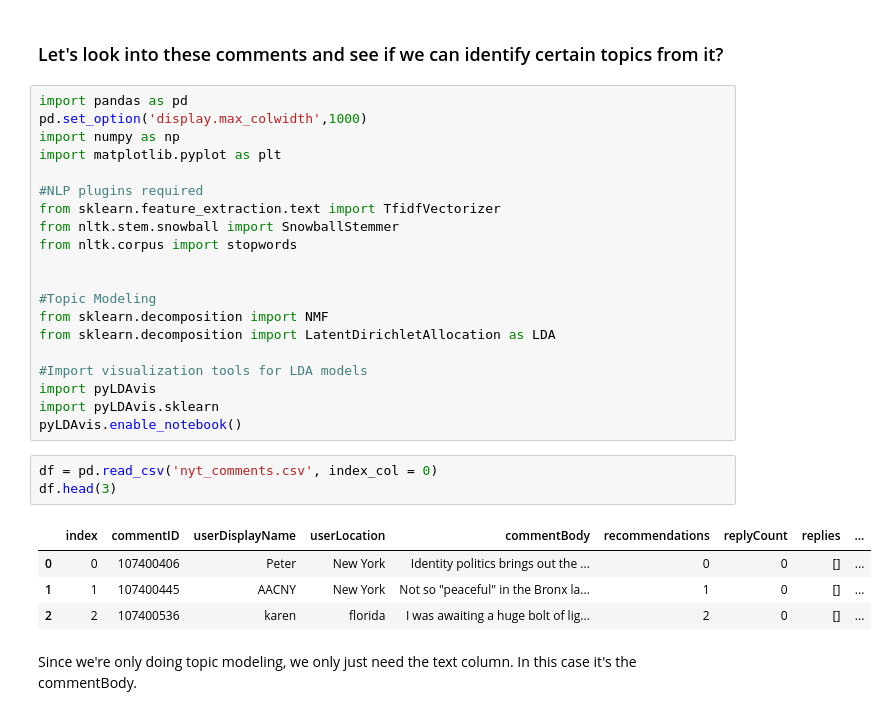
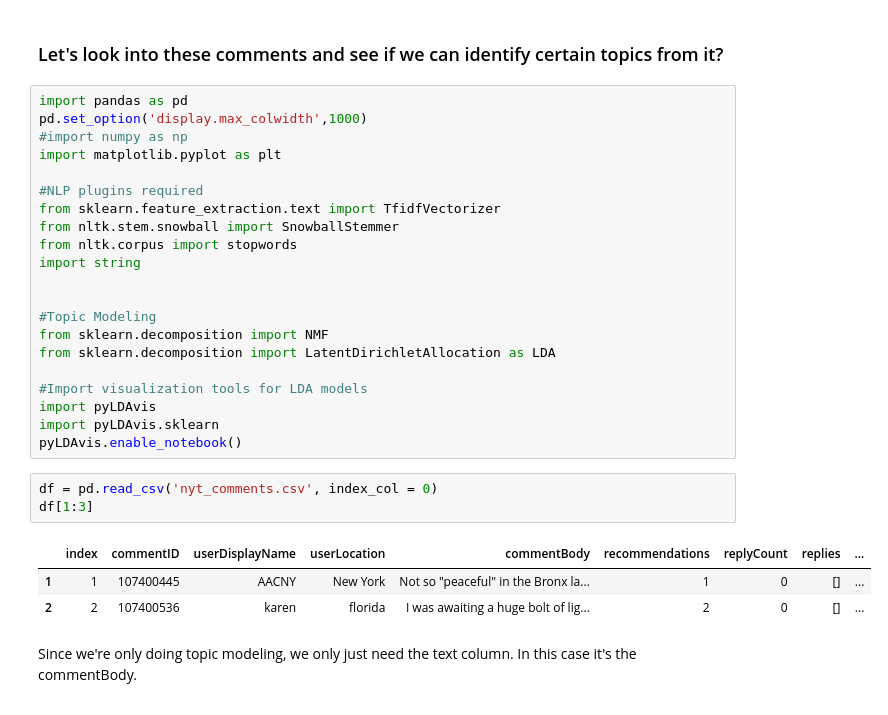
Before and after one commit to andrewhnberry/Visualization_Tuesdays, a Jupyter notebook: Projects/04-NYT Comments/identyfying_comments.ipynb, the cells around one changed output. Saved outputs shown, nothing was run; the diff lists cells and outputs as text.

```diff
--- a/Projects/04-NYT Comments/identyfying_comments.ipynb
+++ b/Projects/04-NYT Comments/identyfying_comments.ipynb
@@ -3,13 +3,14 @@
 # %%
 import pandas as pd
 pd.set_option('display.max_colwidth',1000)
-import numpy as np
+#import numpy as np
 import matplotlib.pyplot as plt
 
 #NLP plugins required
 from sklearn.feature_extraction.text import TfidfVectorizer
 from nltk.stem.snowball import SnowballStemmer
 from nltk.corpus import stopwords
+import string
 
 
 #Topic Modeling
@@ -22,10 +23,9 @@ import pyLDAvis.sklearn
 pyLDAvis.enable_notebook()
 # %%
 df = pd.read_csv('nyt_comments.csv', index_col = 0)
-df.head(3)
+df[1:3]
 # %% [output]
 |  | index | commentID | userDisplayName | userLocation | commentBody | recommendations | replyCount | replies | ... |
-| 0 | 0 | 107400406 | Peter | New York | Identity politics brings out the ... | 0 | 0 | [] | ... |
 | 1 | 1 | 107400445 | AACNY | New York | Not so "peaceful" in the Bronx la... | 1 | 0 | [] | ... |
 | 2 | 2 | 107400536 | karen | florida | I was awaiting a huge bolt of lig... | 2 | 0 | [] | ... |
 # %% [markdown]
```
Also changed, not shown: parts of 17 cells of this notebook.
